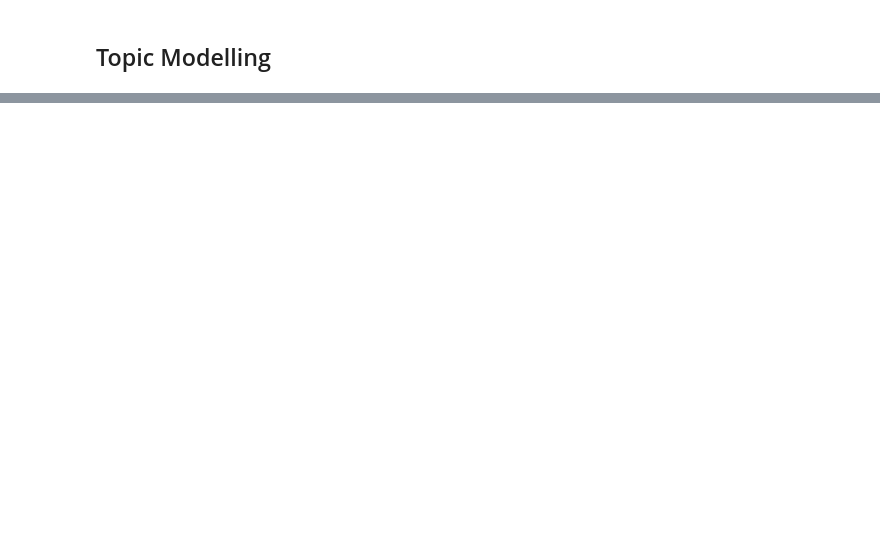
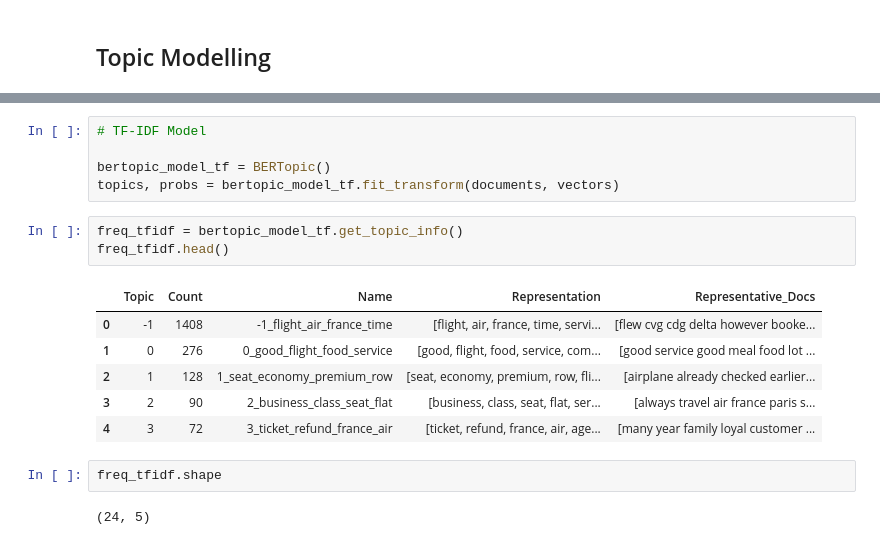
Before and after one commit to gulomovazukhrakhon/nlp-project, a Jupyter notebook: project-data-analysis.ipynb, the cells around one changed output, grey strips where cells are left out. Saved outputs shown, nothing was run; the diff lists cells and outputs as text; blank space fills up the shorter version.

```diff
--- a/project-data-analysis.ipynb
+++ b/project-data-analysis.ipynb
@@ -250,0 +285,19 @@ Xet Storage is enabled for this repo, but the 'hf_xet' package is not installed.
+# %%
+# TF-IDF Model
+
+bertopic_model_tf = BERTopic()
+topics, probs = bertopic_model_tf.fit_transform(documents, vectors)
+# %%
+freq_tfidf = bertopic_model_tf.get_topic_info()
+freq_tfidf.head()
+# %% [output]
+|  | Topic | Count | Name | Representation | Representative_Docs |
+| 0 | -1 | 1408 | -1_flight_air_france_time | [flight, air, france, time, servi... | [flew cvg cdg delta however booke... |
+| 1 | 0 | 276 | 0_good_flight_food_service | [good, flight, food, service, com... | [good service good meal food lot ... |
+| 2 | 1 | 128 | 1_seat_economy_premium_row | [seat, economy, premium, row, fli... | [airplane already checked earlier... |
+| 3 | 2 | 90 | 2_business_class_seat_flat | [business, class, seat, flat, ser... | [always travel air france paris s... |
+| 4 | 3 | 72 | 3_ticket_refund_france_air | [ticket, refund, france, air, age... | [many year family loyal customer ... |
+# %%
+freq_tfidf.shape
+# %% [output]
+(24, 5)
```
Also changed, not shown: parts of 19 cells of this notebook.
